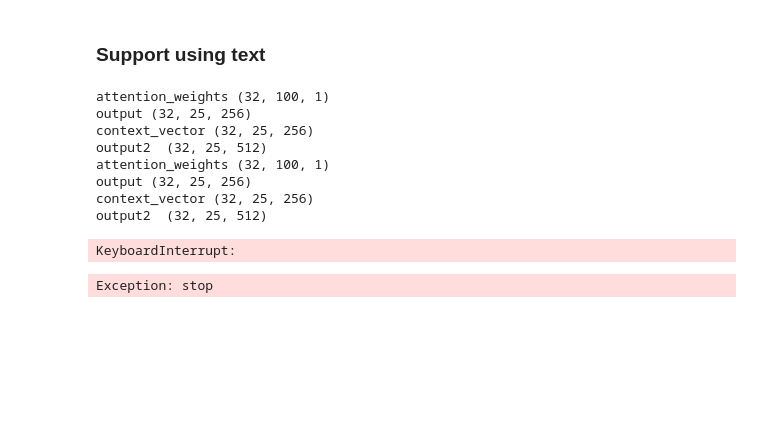
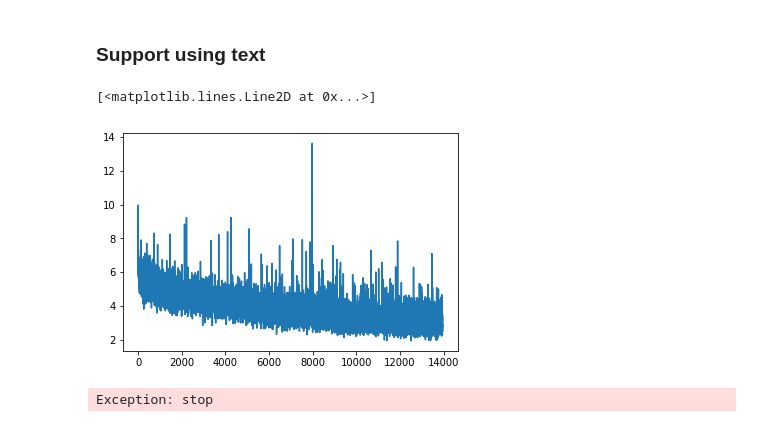
Before and after one commit to Jessinra/Image-Captioning-Lab-1, a Jupyter notebook: Keras.ipynb, the cells around one changed output. Drawn from its saved outputs; the diff is of its cells as text; code cells hidden in the pictures; blank space fills up the shorter version.

Commit message:
v5 positional embeding

```diff
--- a/Keras.ipynb
+++ b/Keras.ipynb
@@ -419,8 +424,8 @@ dataset = tf.data.Dataset.from_tensor_slices((parallel_img_paths, parallel_capti
 # Use map to load the numpy files in parallel
 # wrap function into numpy function
 
-dataset = dataset.map(lambda item1, item2, item3: tf.numpy_function(
-          load_dataset, [item1, item2, item3], [tf.float32, tf.int32, tf.int32]),
+dataset = dataset.map(lambda item1, item2, item3, item4: tf.numpy_function(
+          load_dataset, [item1, item2, item3, item4], [tf.float32, tf.int32, tf.int32, tf.float32]),
           num_parallel_calls=tf.data.experimental.AUTOTUNE)
 # %%
 # Shuffle and batch
@@ -607,6 +612,12 @@ class RNN_Decoder(tf.keras.Model):
 
         self.mask = Masking(mask_value=0, dtype="int32")
 
+        self.positional_embedding = Embedding(
+            input_dim=MAX_CAPTION_LENGTH,
+            output_dim=16,
+            mask_zero=True,
+        )
+
         # dense layer to choose word to generate
         self.fc1 = Dense(self.rnn_units)
         self.fc2 = Dense(self.vocab_size) # same size as vocab
@@ -624,6 +635,9 @@ class RNN_Decoder(tf.keras.Model):
 
 
     def _init_embedding(self):
+
+
+
 
         # embedding layer (process tokenized caption into vector)
         if self.embedding_type == "BERT":
@@ -797,7 +811,7 @@ class RNN_Decoder(tf.keras.Model):
         return tf.concat([x, y], axis=-1)
 
 
-    def call(self, decoder_input, context_vector):
+    def call(self, decoder_input, context_vector, position):
         """
         decoder_input  : last predicted word => (batch_size, sequence len)
         context_vector : image's vector      => (batch_size, img_context_size)
@@ -806,8 +820,16 @@ class RNN_Decoder(tf.keras.Model):
         # Mask out padding (0)
         decoder_input = self.mask(decoder_input)
 
-        # x1 => (batch_size, input_sentence_len, embedding_dim)
-        x1 = self.embedding(decoder_input)
+#         x1 = self.embedding(decoder_input)
+        x1_1 = self.embedding(decoder_input)
+        x1_2 = self.positional_embedding(position)
+
+        x1_2 = tf.reduce_mean(x1_2, axis=1)
+        x1_2 = tf.expand_dims(x1_2, axis=1)
+        x1_2 = tf.tile(x1_2, multiples=[1, x1_1.shape[1], 1])
+
+        # x1 => (batch_size, input_sentence_len, embedding_dim + positional_dim)
+        x1 = tf.concat([x1_1, x1_2], axis=-1)
 
         # x2 (concat) => (batch_size, input_sentence_len, embedding_dim + image_context_size)
         # x2 (add) => (batch_size, embedding_dim)
@@ -909,7 +931,7 @@ I0307 08:59:11.931979 139802886068032 modeling_tf_utils.py:375] Layers from pret
 # Default feed forward function
 
 @tf.function
-def feed_forward(img_tensor, caption):
+def feed_forward(img_tensor, caption, position):
     """
     img_tensor => (batch_size, image_feature_size, 2048)
     caption => (batch_size, max_caption_length)
@@ -930,7 +952,7 @@ def feed_forward(img_tensor, caption):
     context_vector, _ = attention(features, hidden)
 
     # predictions => (batch_size, vocab_size)
-    predictions, _ = decoder(caption, context_vector)
+    predictions, _ = decoder(caption, context_vector, position)
 
     return predictions
 
@@ -941,7 +963,7 @@ def feed_forward(img_tensor, caption):
     """
 # %%
 @tf.function
-def train_step(img_tensor, caption, target):
+def train_step(img_tensor, caption, target, position):
     """
     target => (batch_size, 1)
     """
@@ -950,7 +972,7 @@ def train_step(img_tensor, caption, target):
     with tf.GradientTape() as gradient_tape:
 
         # predictions => (batch_size, vocab_size)
-        predictions = feed_forward(img_tensor, caption)
+        predictions = feed_forward(img_tensor, caption, position)
 
         # loss => Tensor("add:0", shape=(), dtype=float32)
         loss = loss_function(target, predictions)
@@ -1233,21 +1255,15 @@ def pplm_loss_function(real, pred, pplm_weight=0.03):
 # %%
 loss = []
 
-for (img_tensor, captions, target) in tqdm(train_dataset):
-    batch_loss = train_step(img_tensor, captions, target)
-    loss.append(batch_loss.numpy())
+for i in range(0, 10):
+    for (img_tensor, captions, target, target_position) in tqdm(train_dataset):
+        batch_loss = train_step(img_tensor, captions, target, target_position)
+        loss.append(batch_loss.numpy())
 
 plt.plot(loss)
 # %% [output]
-attention_weights (32, 100, 1)
-output (32, 25, 256)
-context_vector (32, 25, 256)
-output2  (32, 25, 512)
-attention_weights (32, 100, 1)
-output (32, 25, 256)
-context_vector (32, 25, 256)
-output2  (32, 25, 512)
+[<matplotlib.lines.Line2D at 0x...>]
-KeyboardInterrupt:
+[figure, added]
 # %%
 raise Exception("stop")
 # %% [output]
```
Also changed, not shown: parts of 12 cells of this notebook.
